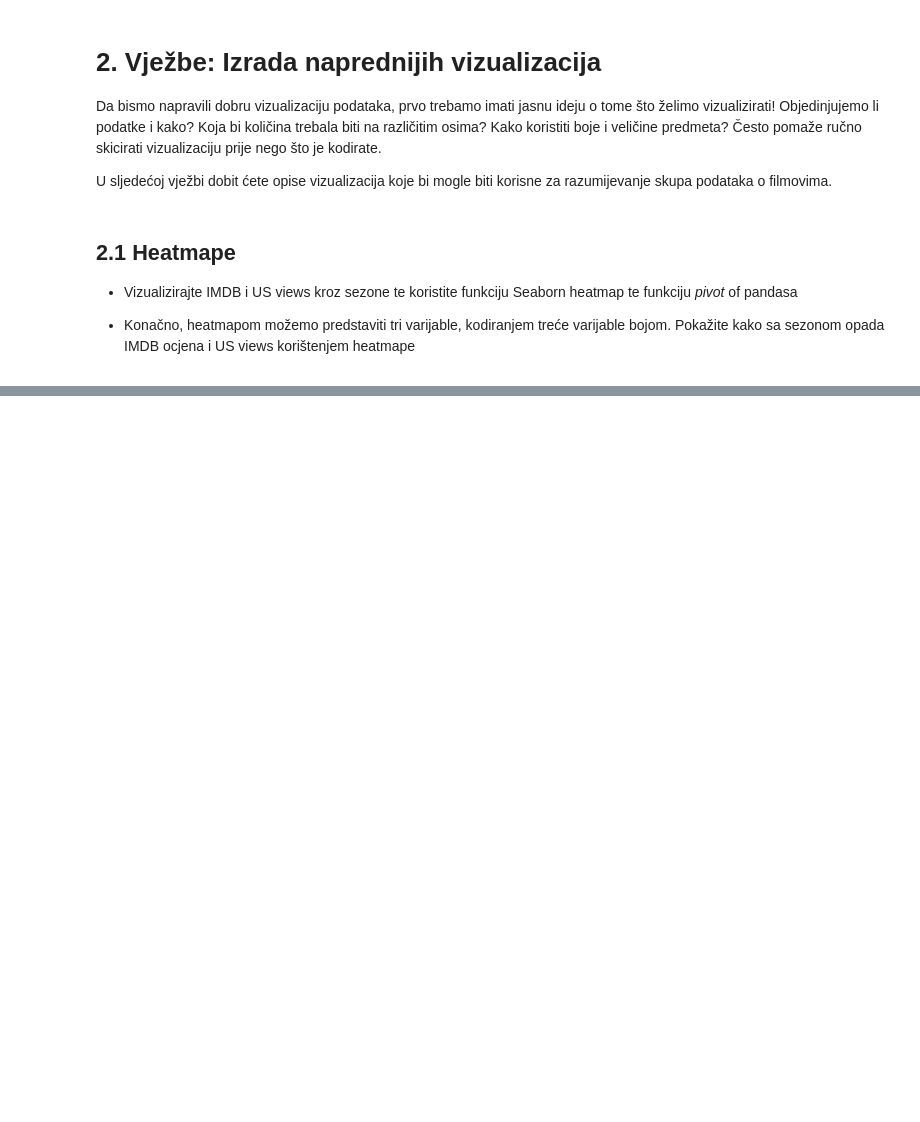
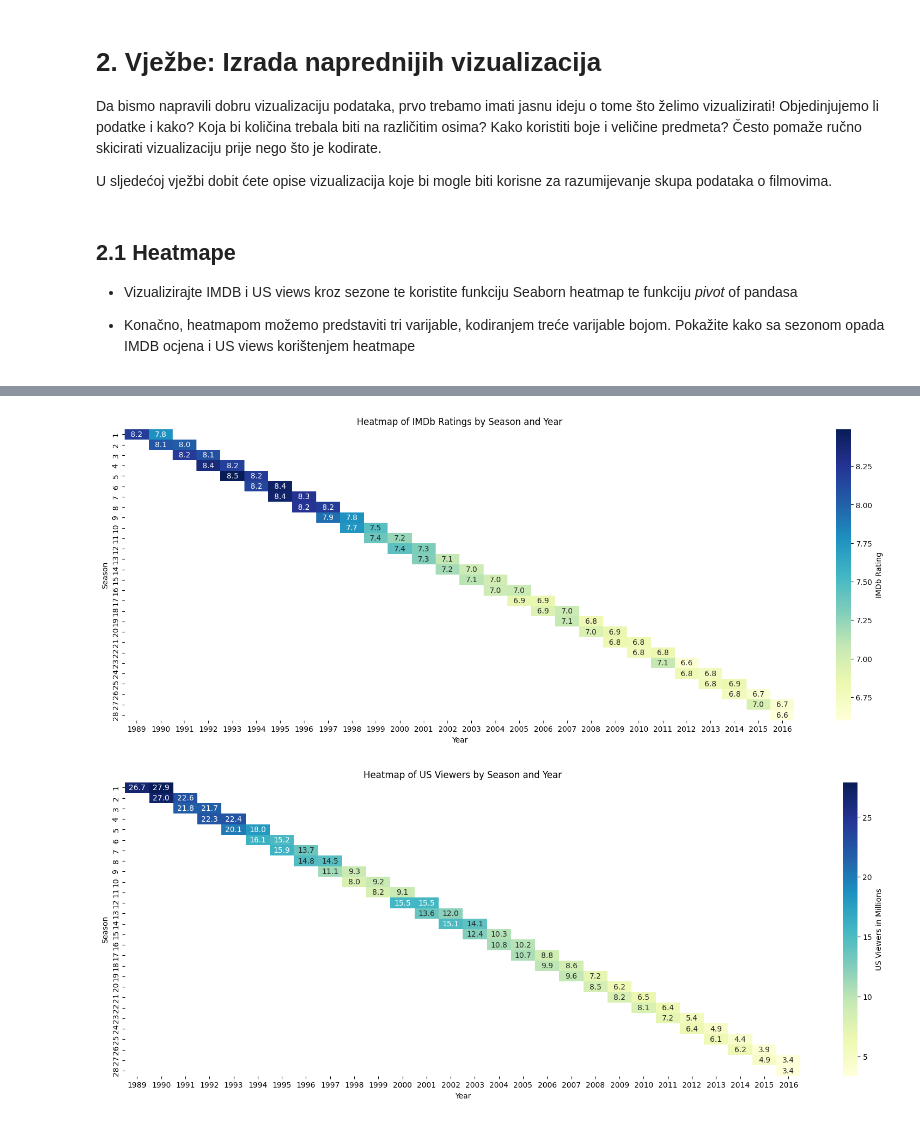
Before and after one commit to zobo24/Data_science_labs, a Jupyter notebook: lab_5/lab5.ipynb, the cells around one changed output, grey strips where cells are left out. Cells and saved outputs as stored; diff of their text form; code cells hidden in the pictures; blank space fills up the shorter version.

```diff
--- a/lab_5/lab5.ipynb
+++ b/lab_5/lab5.ipynb
@@ -202,0 +245,4 @@ U sljedećoj vježbi dobit ćete opise vizualizacija koje bi mogle biti korisne
+# %%
+# Kreiranje pivot tablice za kombiniranu heatmapu
+combined_pivot = episodes.pivot_table(values=['imdb_rating', 'us_viewers_in_millions'], index='season', columns='datetime_year', aggfunc='mean')
+print(combined_pivot)
@@ -202,0 +267,18 @@ U sljedećoj vježbi dobit ćete opise vizualizacija koje bi mogle biti korisne
+# %%
+# Vizualiziranje kombinirane heatmape
+plt.figure(figsize=(20, 7))
+sns.heatmap(combined_pivot['imdb_rating'], annot=True, fmt=".1f", cmap="YlGnBu", cbar_kws={'label': 'IMDb Rating'})
+plt.title('Heatmap of IMDb Ratings by Season and Year')
+plt.xlabel('Year')
+plt.ylabel('Season')
+plt.show()
+
+plt.figure(figsize=(20, 7))
+sns.heatmap(combined_pivot['us_viewers_in_millions'], annot=True, fmt=".1f", cmap="YlGnBu", cbar_kws={'label': 'US Viewers in Millions'})
+plt.title('Heatmap of US Viewers by Season and Year')
+plt.xlabel('Year')
+plt.ylabel('Season')
+plt.show()
+# %% [output]
+[figure, added]
+[figure, added]
```
Also changed, not shown: parts of 7 cells of this notebook.
